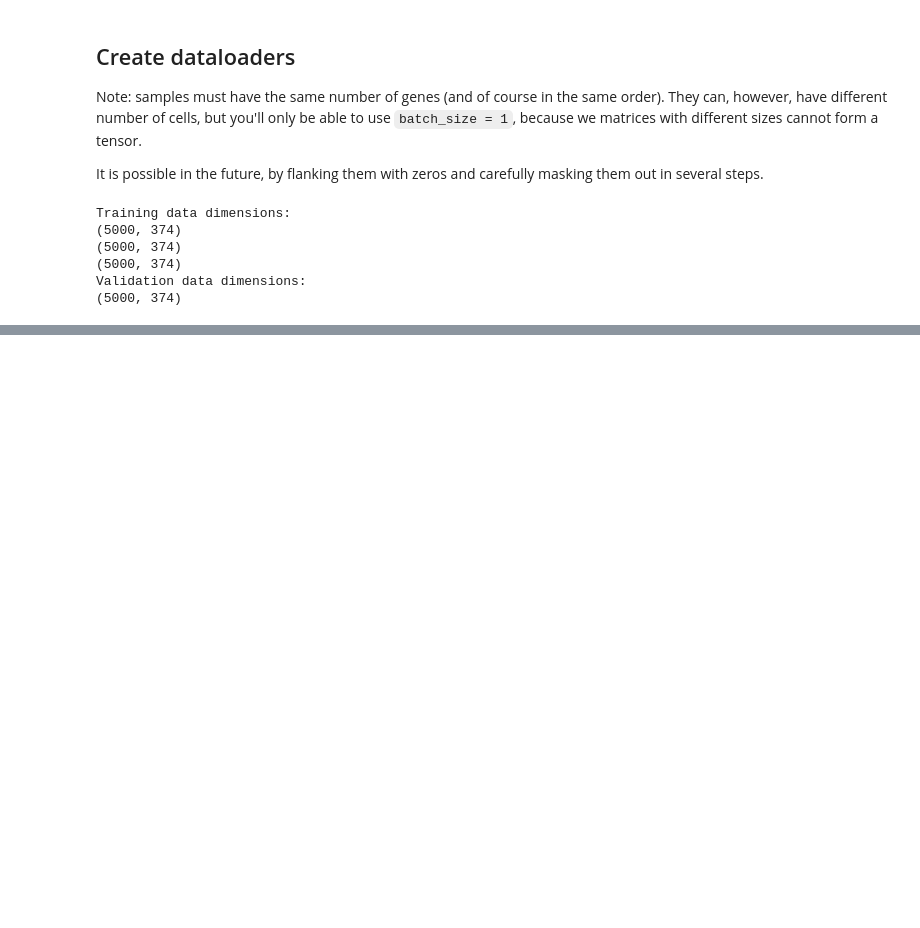
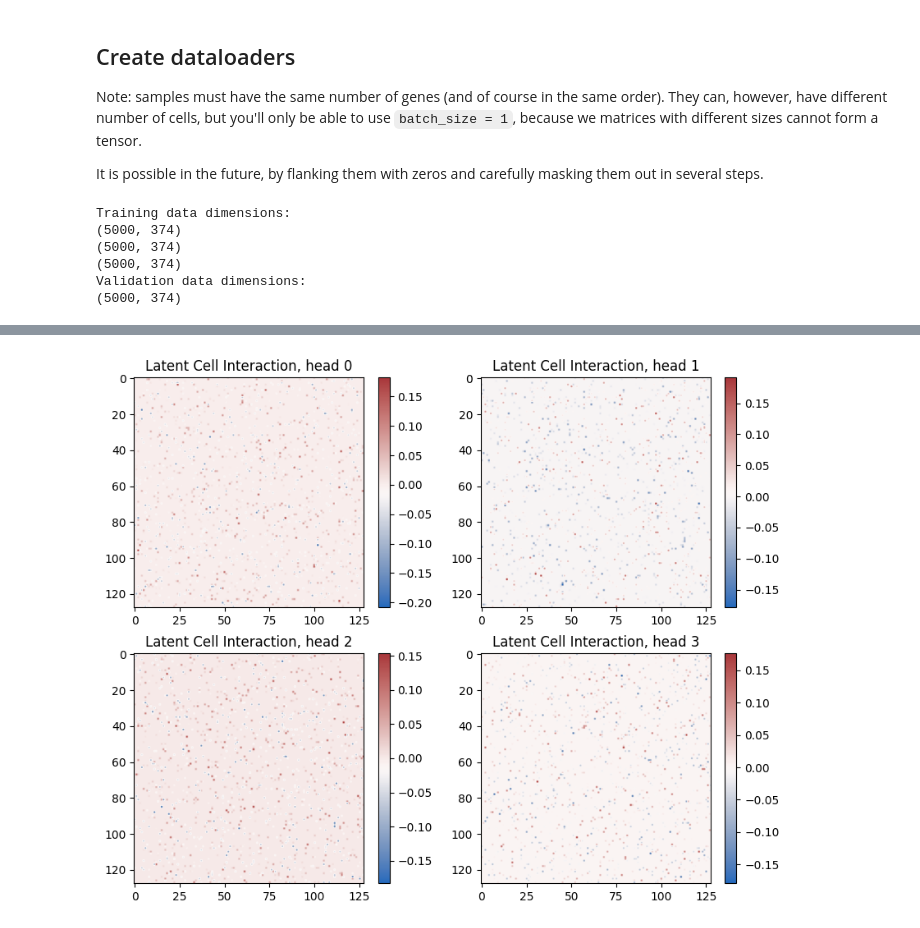
Before and after one commit to lshh125/kuanglu, a Jupyter notebook: examples/demo1.ipynb, the cells around one changed output, grey strips where cells are left out. Cells and saved outputs as stored; diff of their text form; code cells hidden in the pictures; blank space fills up the shorter version.

```diff
--- a/examples/demo1.ipynb
+++ b/examples/demo1.ipynb
@@ -217,0 +225,17 @@ p = 0.0009102205411209954 f = 0.6358
+# %%
+# Plot heatmap of the parameters in cell interaction module
+
+weight_CIs = []
+for head in range(len(model.cell_interacts)):
+    weight_CIs.append(model.cell_interacts[head].transform.data)
+
+plt.figure(figsize=(10, 8))
+for i, weight_CI in enumerate(weight_CIs):
+    weight_array = weight_CI.cpu().numpy()
+    plt.subplot(2, 2, i + 1)
+    plt.imshow(weight_array, cmap='vlag')
+    plt.colorbar()
+    plt.title(f'Latent Cell Interaction, head {i}')
+plt.show()
+# %% [output]
+[figure, added]
```
Also changed, not shown: parts of 11 cells of this notebook, 2 other files.
